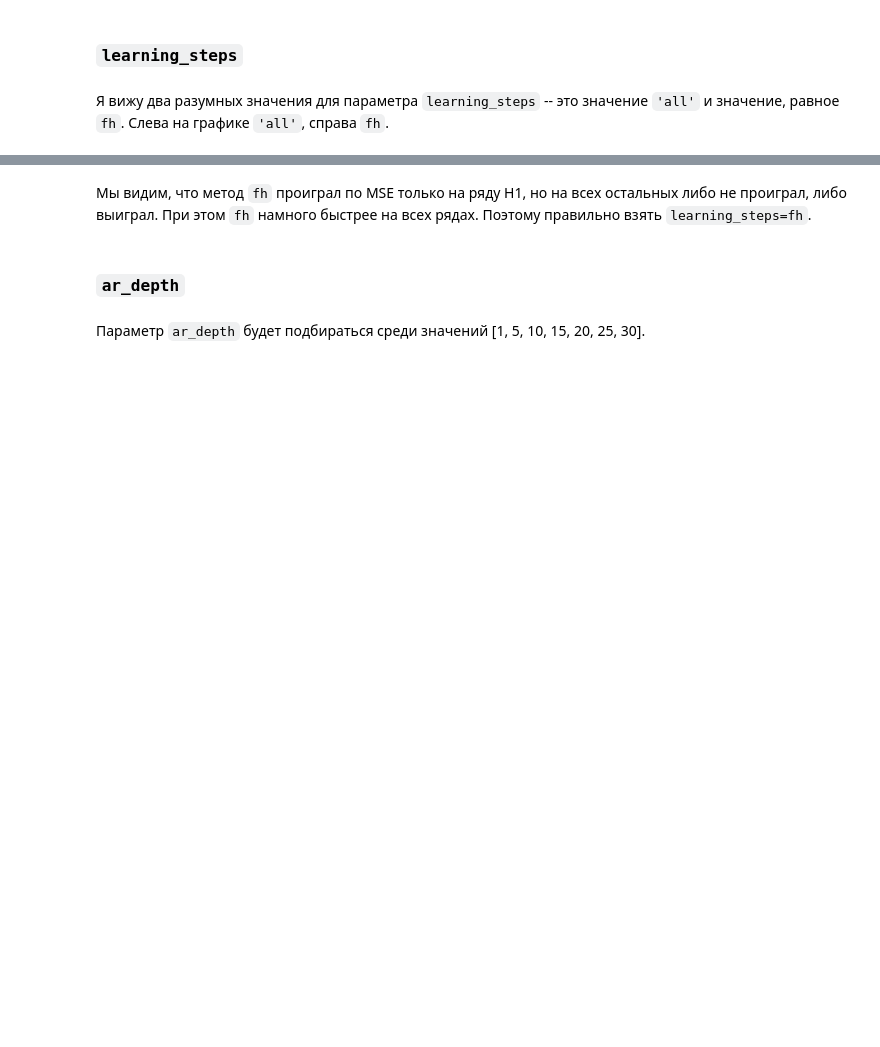
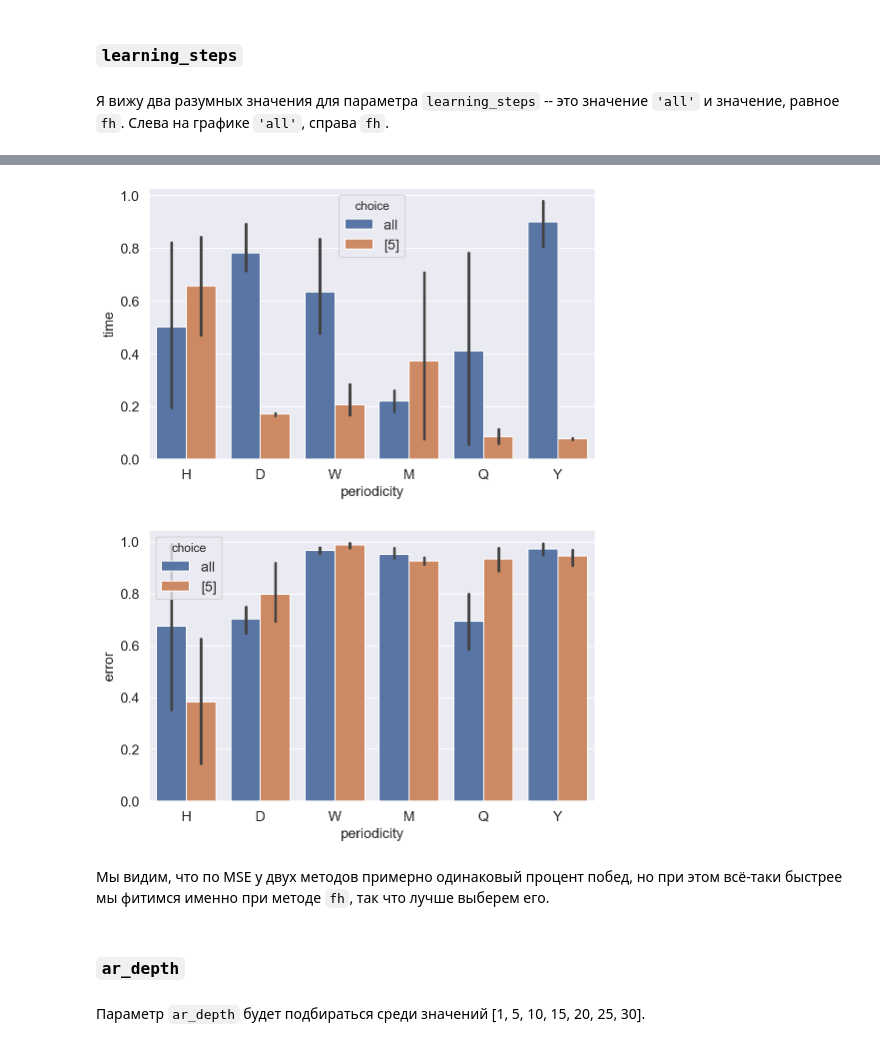
Before and after one commit to beastSL/coursework-3, a Jupyter notebook: experiments/parameters_testing.ipynb, the cells around one changed output, grey strips where cells are left out. Saved outputs shown, nothing was run; the diff lists cells and outputs as text; code cells hidden in the pictures; blank space fills up the shorter version.

```diff
--- a/experiments/parameters_testing.ipynb
+++ b/experiments/parameters_testing.ipynb
@@ -33,12 +33,12 @@ import pandas as pd
 import numpy as np
 from sktime.forecasting.model_selection import temporal_train_test_split
 from dynamic_regression import DynamicRegression
-from models import SktimeETS, SktimeARIMA, SktimeLinearRegression
 import matplotlib as mpl
 import matplotlib.pyplot as plt
 import seaborn as sns
 from sktime.forecasting.model_selection import temporal_train_test_split
 from sklearn.metrics import mean_squared_error
+from tqdm.notebook import tqdm
 
 
 %matplotlib inline
@@ -49,4 +49,15 @@ mpl.rcParams['savefig.format'] = 'pdf'
 sns.set(style="darkgrid")
 import warnings
 warnings.filterwarnings("ignore")
+
+SMALL_SIZE = 14
+MEDIUM_SIZE = 14
+BIGGER_SIZE = 16
+plt.rc('font', size=SMALL_SIZE)          # controls default text sizes
+plt.rc('axes', titlesize=SMALL_SIZE)     # fontsize of the axes title
+plt.rc('axes', labelsize=MEDIUM_SIZE)    # fontsize of the x and y labels
+plt.rc('xtick', labelsize=SMALL_SIZE)    # fontsize of the tick labels
+plt.rc('ytick', labelsize=SMALL_SIZE)    # fontsize of the tick labels
+plt.rc('legend', fontsize=SMALL_SIZE)    # legend fontsize
+plt.rc('figure', titlesize=BIGGER_SIZE)  # fontsize of the figure title
 # %%
@@ -136,5 +150,30 @@ Text(0.5, 1.0, 'MSE on test depending on learning_steps')
-# %% [markdown]
-Мы видим, что метод `fh` проиграл по MSE только на ряду H1, но на всех остальных либо не проиграл, либо выиграл. При этом `fh` намного быстрее на всех рядах. Поэтому правильно взять `learning_steps=fh`.
+# %%
+df_times['choice'] = df_times['choice'].astype(str)
+df_errors['choice'] = df_errors['choice'].astype(str)
+normalized_df_times = []
+normalized_df_errors = []
+for periodicity in df_times['periodicity'].unique():
+    cur_time = df_times[df_times['periodicity'] == periodicity]['time']
+    normalized_df_times.append(cur_time / cur_time.max())
+    cur_error = df_errors[df_errors['periodicity'] == periodicity]['error']
+    normalized_df_errors.append(cur_error / cur_error.max())
+normalized_df_times = pd.concat(normalized_df_times)
+normalized_df_times = pd.DataFrame({'time': normalized_df_times, 'periodicity': df_times['periodicity'], 'choice': df_times['choice']})
+normalized_df_errors = pd.concat(normalized_df_errors)
+normalized_df_errors = pd.DataFrame({'error': normalized_df_errors, 'periodicity': df_errors['periodicity'], 'choice': df_errors['choice']})
+plot = sns.barplot(x='periodicity', y='time', hue='choice', data=normalized_df_times)
+fig = plot.get_figure()
+fig.savefig(fname='hyper-learning_steps-time.svg', format='svg')
+plt.show()
+plot = sns.barplot(x='periodicity', y='error', hue='choice', data=normalized_df_errors)
+fig = plot.get_figure()
+fig.savefig(fname='hyper-learning_steps-mse.svg', format='svg')
+plt.show()
+# %% [output]
+[figure, added]
+[figure, added]
+# %% [markdown]
+Мы видим, что по MSE у двух методов примерно одинаковый процент побед, но при этом всё-таки быстрее мы фитимся именно при методе `fh`, так что лучше выберем его.
 # %% [markdown]
 ### `ar_depth`
 # %% [markdown]
```
Also changed, not shown: parts of 21 cells of this notebook, 42 other files.
